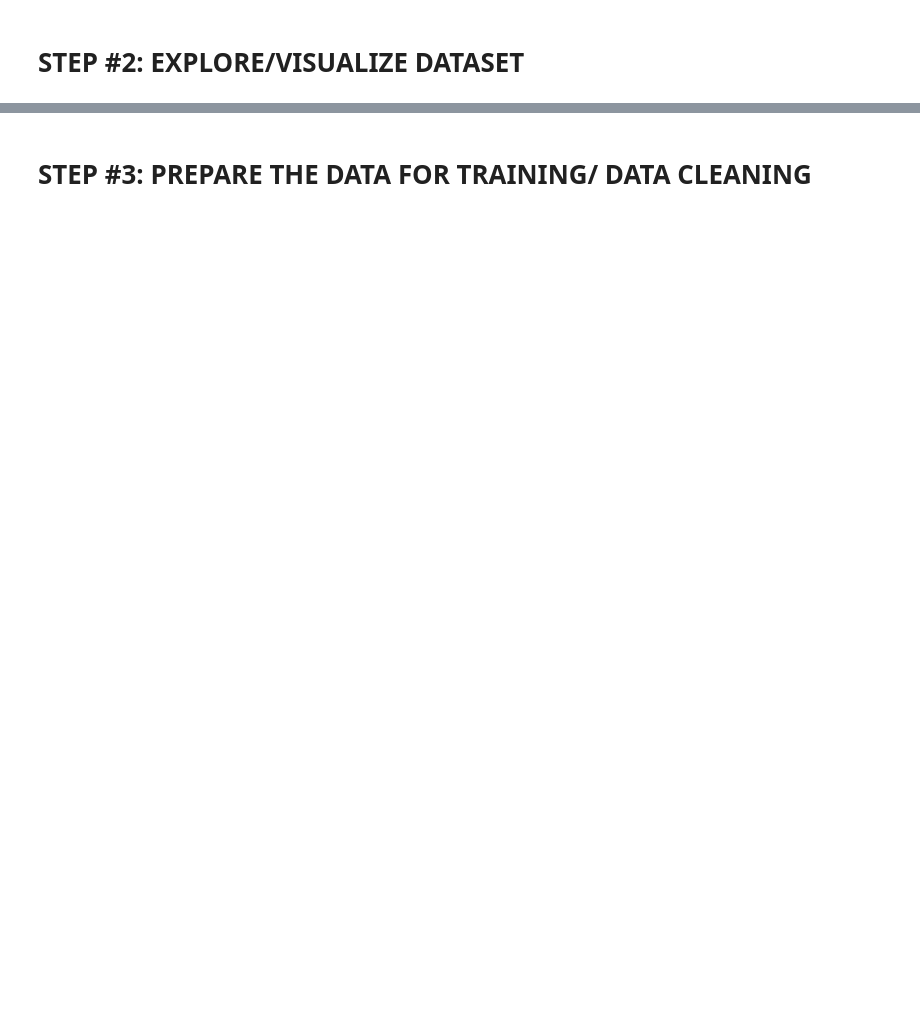
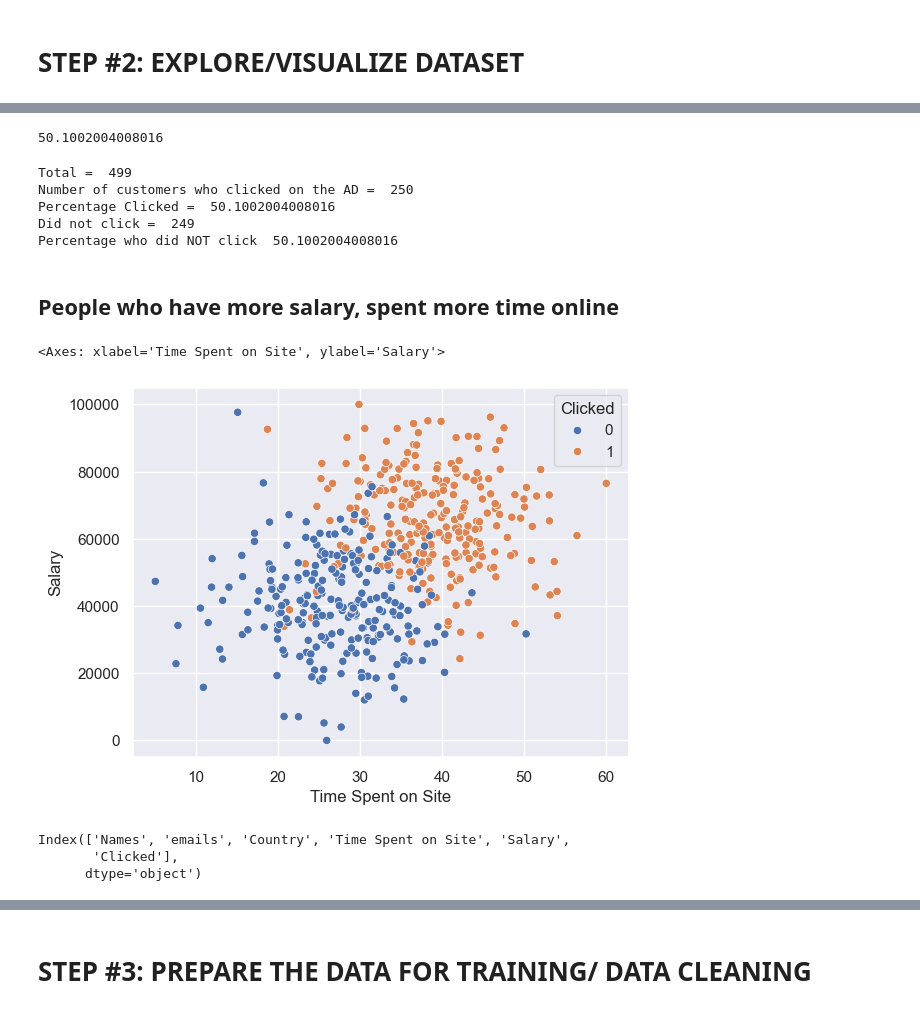
Before and after one commit to Hassan3924/Facebook_AD_Click_Classification, a Jupyter notebook: Logistic Regression - Predict Custome Clicks on ADS.ipynb, the cells around one changed output, grey strips where cells are left out. Drawn from its saved outputs; the diff is of its cells as text; code cells hidden in the pictures; blank space fills up the shorter version.

```diff
--- a/Logistic Regression - Predict Custome Clicks on ADS.ipynb
+++ b/Logistic Regression - Predict Custome Clicks on ADS.ipynb
@@ -87,0 +113,31 @@ Percentage who did not Click = 49.899799599198396 %
+# %%
+Percentage_Clicked = (len(df[df['Clicked'] == 1]) / len(df)) * 100
+Not_Percentage_Clicked = (len(df[df['Clicked'] == 1]) / len(df)) * 100
+Not_Percentage_Clicked
+# %% [output]
+50.1002004008016
+# %%
+print(f"Total = ", len(df))
+print(f"Number of customers who clicked on the AD = ", len(df[df['Clicked'] == 1]))
+print(f"Percentage Clicked = ", Percentage_clicked)
+print(f'Did not click = ', len(df[df['Clicked'] == 0]))
+print(f'Percentage who did NOT click ', Not_Percentage_Clicked)
+# %% [output]
+Total =  499
+Number of customers who clicked on the AD =  250
+Percentage Clicked =  50.1002004008016
+Did not click =  249
+Percentage who did NOT click  50.1002004008016
+# %% [markdown]
+## People who have more salary, spent more time online
+# %%
+sns.scatterplot(data=df, x= 'Time Spent on Site', y = 'Salary', hue = 'Clicked')
+# %% [output]
+<Axes: xlabel='Time Spent on Site', ylabel='Salary'>
+[figure, added]
+# %%
+df.columns
+# %% [output]
+Index(['Names', 'emails', 'Country', 'Time Spent on Site', 'Salary',
+       'Clicked'],
+      dtype='object')
```
Also changed, not shown: parts of 57 cells of this notebook.
